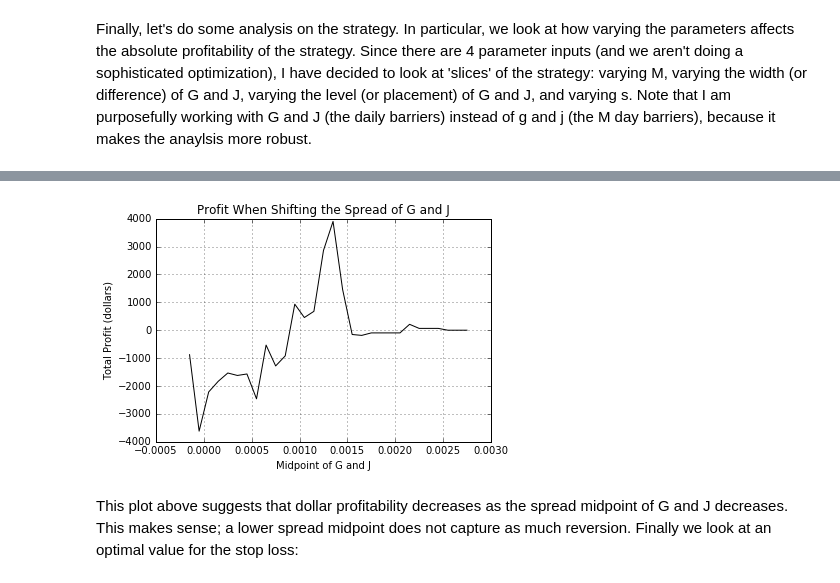
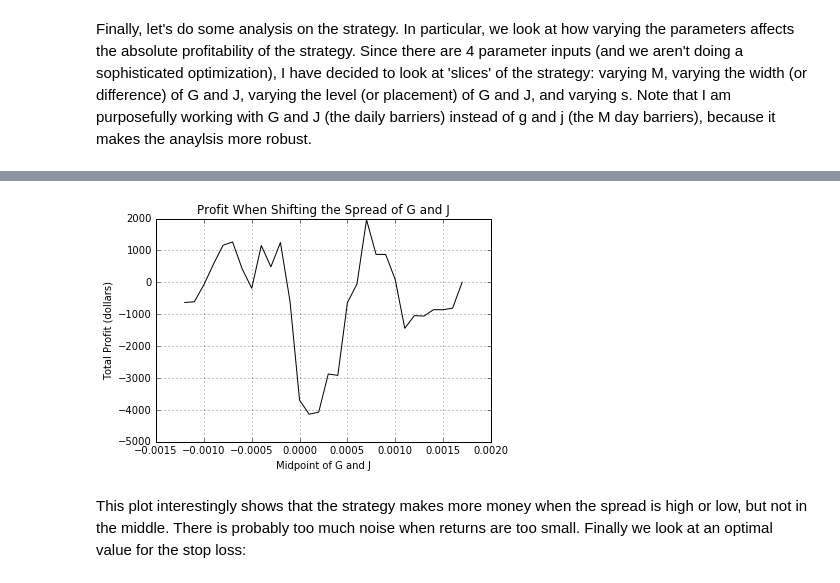
Before and after one commit to mbeven/FINM_2016_SPRING, a Jupyter notebook: FINM 33150/HW2/Michael_Beven_HW2.ipynb, the cells around one changed output, grey strips where cells are left out. Cells and saved outputs as stored; diff of their text form; code cells hidden in the pictures.

```diff
--- a/FINM 33150/HW2/Michael_Beven_HW2.ipynb
+++ b/FINM 33150/HW2/Michael_Beven_HW2.ipynb
@@ -313,15 +323,20 @@ We can see above that the most profitable range of M for G = 0.0022, J = 0.0005
 # %%
 # check overall profit when widening the spread of g and j
 Perform_W = pd.DataFrame(columns = ['W','Cum_Profit'])
-M = 21
-s = 0.00003
-for i in range(0,20):
+M = 20
+s = 0.00015
+X_code = 'EOD/XSD'
+Y_code = 'EOD/SMH'
+X_close = 'EOD.XSD - Adj_Close'
+X_volume = 'EOD.XSD - Adj_Volume'
+Y_close = 'EOD.SMH - Adj_Close'
+Y_volume = 'EOD.SMH - Adj_Volume'
+for i in range(0,30):
   i = i/10000
   #G = 0.0012+i
-  G = 0.0022
-  J = 0.0010-i
-  df = strat(M,G*M,J*M,s,'GOOG/NYSE_XSD','YAHOO/SMH','GOOG.NYSE_XSD - Close'
-      ,'GOOG.NYSE_XSD - Volume','YAHOO.SMH - Close','YAHOO.SMH - Volume')
+  G = 0.0018
+  J = 0.0018-i
+  df = strat(M,G*M,J*M,s,X_code,Y_code,X_close,X_volume,Y_close,Y_volume)
   Perform_W = Perform_W.append(pd.DataFrame([[G,J,G-J,df.Cum_Profit[-1]]],columns=['G','J','W','Cum_Profit']),
       ignore_index=True)
 plt.figure(4)
@@ -337,26 +352,31 @@ The above plot suggests that the profitability of the strategy has a sweet spot,
 # %%
 # check overall profit when shifting the spread of g and j
 Perform_S = pd.DataFrame(columns = ['G','J','Cum_Profit'])
-M = 21
-s = 0.00003
+M = 20
+s = 0.00015
+X_code = 'EOD/XSD'
+Y_code = 'EOD/SMH'
+X_close = 'EOD.XSD - Adj_Close'
+X_volume = 'EOD.XSD - Adj_Volume'
+Y_close = 'EOD.SMH - Adj_Close'
+Y_volume = 'EOD.SMH - Adj_Volume'
 for i in range(0,30):
   i = i/10000
-  G = 0.0007+i
-  J = -0.0010+i
-  df = strat(M,G*M,J*M,s,'GOOG/NYSE_XSD','YAHOO/SMH','GOOG.NYSE_XSD - Close'
-      ,'GOOG.NYSE_XSD - Volume','YAHOO.SMH - Close','YAHOO.SMH - Volume')
+  G = -0.0001+i
+  J = -0.0023+i
+  df = strat(M,G*M,J*M,s,X_code,Y_code,X_close,X_volume,Y_close,Y_volume)
   Perform_S = Perform_S.append(pd.DataFrame([[G,J,df.Cum_Profit[-1]]],
                                             columns=['G','J','Cum_Profit']),ignore_index=True)
 plt.figure(5)
 plt.plot((Perform_S.G+Perform_S.J)/2,Perform_S.Cum_Profit,color='black') # window of 0.005 looks good
 plt.title('Profit When Shifting the Spread of G and J')
 plt.ylabel('Total Profit (dollars)')
 plt.xlabel('Midpoint of G and J')
 plt.grid()
 # %% [output]
-[figure, old version]
+[figure, new version]
-# %% [markdown]
-This plot above suggests that dollar profitability decreases as the spread midpoint of G and J decreases.  This makes sense; a lower spread midpoint does not capture as much reversion.  Finally we look at an optimal value for the stop loss:
+# %% [markdown]
+This plot interestingly shows that the strategy makes more money when the spread is high or low, but not in the middle.  There is probably too much noise when returns are too small.  Finally we look at an optimal value for the stop loss:
 # %%
 # check overall profit when varying the stop loss level
 Perform_SL = pd.DataFrame(columns = ['s','Cum_Profit'])
```
Also changed, not shown: parts of 12 cells of this notebook, 1 other file.
